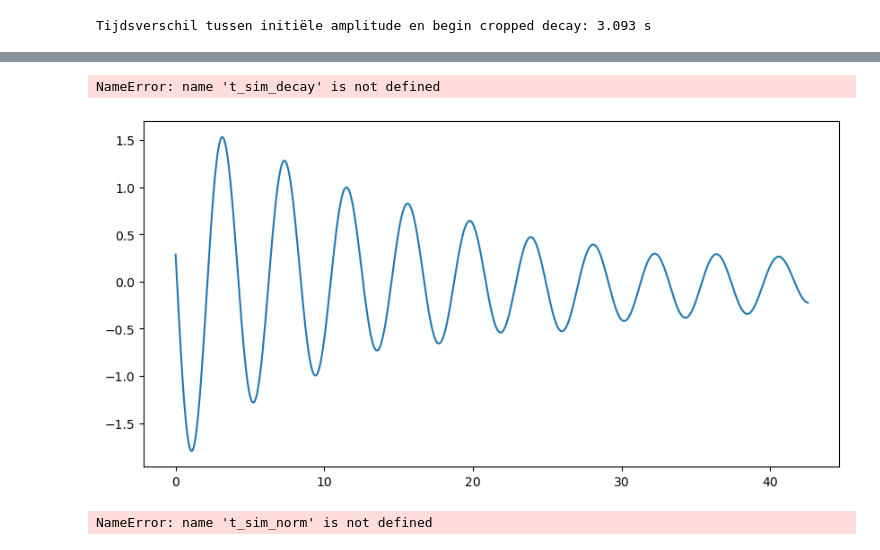
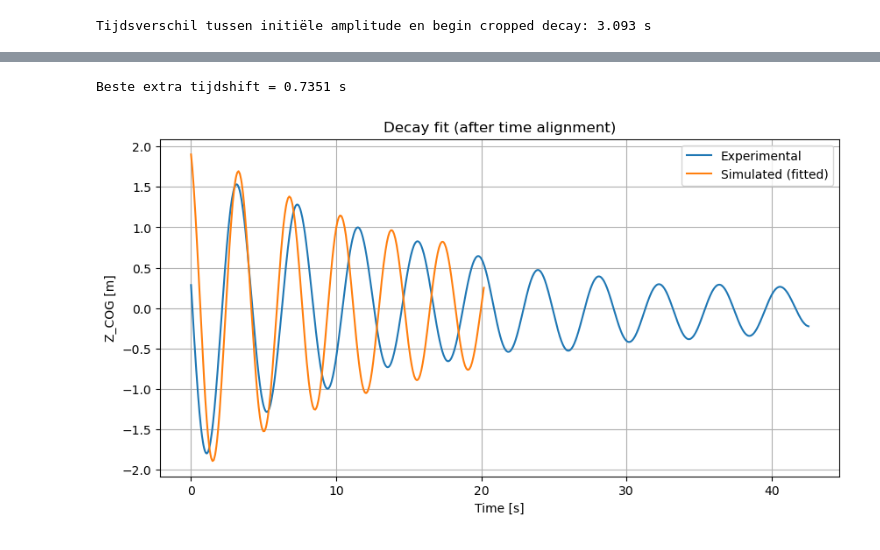
Before and after one commit to veravanspronsen/PHASE2_V2, a Jupyter notebook: OF x decay.ipynb, the cells around one changed output, grey strips where cells are left out. Cells and saved outputs as stored; diff of their text form; code cells hidden in the pictures.

```diff
--- a/OF x decay.ipynb
+++ b/OF x decay.ipynb
@@ -8,6 +10,6 @@ from scipy.signal import find_peaks
 # %%
 model_path = r"C:\Users\verav\Desktop\Studie\Afstuderen\PHASE2_ORCA\Decay_opzet_harlequin.dat"
-exp_path = r"C:\Users\verav\Desktop\Studie\Afstuderen\PHASE2_v2\PHASE2_V2\01_Rawdata\02\002\34224_03CB_02_002_007_01_Decay1.h5m"
+exp_path = r"C:\Users\verav\Desktop\Studie\Afstuderen\Decay_Data\01_Rawdata\02\002\34224_03CB_02_002_007_01_Decay1.h5m"
 
 lookback_window = 5.0      # seconden vóór decay-start waarin we de amplitude zoeken
 quiet_window_end = 12.0     # rustige periode eindigt 12 s vóór decay-start
@@ -149,7 +170,9 @@ plt.show()
 delta_t_exp = t_decay_start - t_init
 print(f"Tijdsverschil tussen initiële amplitude en begin cropped decay: {delta_t_exp:.3f} s")
 
+t_sim_shifted = t_sim - delta_t_exp - t_sim[0]
 
-t_sim_shifted = t_sim - delta_t_exp - t_sim[0]
+t_exp = df_exp["time_norm [s]"]
+z_exp = df_exp["z_exp [m]"]
 # %% [output]
 Tijdsverschil tussen initiële amplitude en begin cropped decay: 3.093 s
@@ -170,32 +179,40 @@ plt.show()
-# %%
-plt.figure(figsize=(10, 5))
-plt.plot(df_exp["time_norm [s]"], df_exp["z_exp [m]"], label="Experimental")
-plt.plot(t_sim_decay, z_sim, label="Simulated")
-
-plt.xlabel("Time [s]")
-plt.ylabel("Z_COG [m]")
-plt.title("Experimental decay (time normalized)")
-plt.grid(True)
-plt.legend()
-plt.show()
-# %% [output]
-NameError: name 't_sim_decay' is not defined
-[figure, removed]
-# %%
-
-dd
-# troughs zoeken = peaks van het negatieve signaal
-exp_trough_idx, _ = find_peaks(-z_exp)
-sim_trough_idx, _ = find_peaks(-z_sim)
-
-# eerste trough pakken
-i_exp0 = exp_trough_idx[0]
-i_sim0 = sim_trough_idx[0]
-
-t_exp_trough = (t_exp - t_exp[0])[i_exp0]
-t_sim_trough = t_sim_norm[i_sim0]
-
-print("Eerste trough experiment:", t_exp_trough)
-print("Eerste trough simulatie:", t_sim_trough)
-# %% [output]
-NameError: name 't_sim_norm' is not defined
+# %%
+f_sim = interp1d(
+    t_sim_shifted,
+    z_sim,
+    bounds_error=False,
+    fill_value=np.nan
+)
+
+def compute_rmse(time_shift):
+    # simulatie verschuiven met extra kleine shift
+    z_sim_shifted = f_sim(t_exp + time_shift)
+
+    # fout berekenen
+    error = z_sim_shifted - z_exp
+    rmse = np.sqrt(np.mean(error**2))
+
+    return rmse
+
+
+result = minimize(compute_rmse, x0=[0.0])
+
+best_shift = result.x[0]
+
+print(f"Beste extra tijdshift = {best_shift:.4f} s")
+z_sim_fitted = f_sim(t_exp + best_shift)
+# %% [output]
+Beste extra tijdshift = 0.7351 s
+# %%
+plt.figure(figsize=(10, 5))
+plt.plot(t_exp, z_exp, label="Experimental")
+plt.plot(t_exp, z_sim_fitted, label="Simulated (fitted)")
+
+plt.xlabel("Time [s]")
+plt.ylabel("Z_COG [m]")
+plt.title("Decay fit (after time alignment)")
+plt.grid(True)
+plt.legend()
+plt.show()
+# %% [output]
+[figure, added]
```
Also changed, not shown: parts of 7 cells of this notebook, 2 other files.
